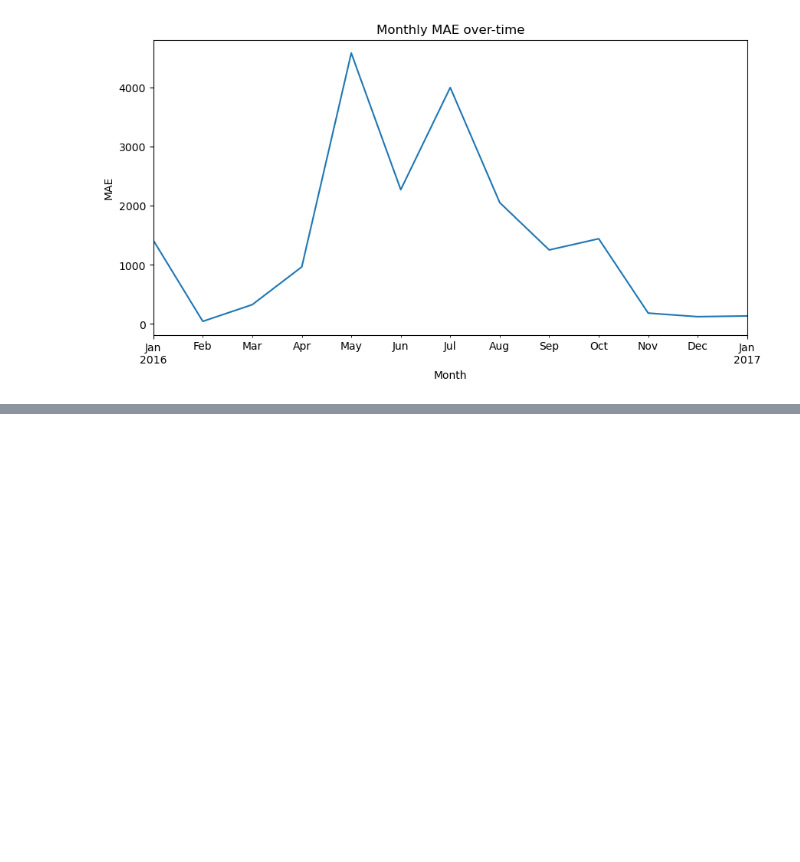
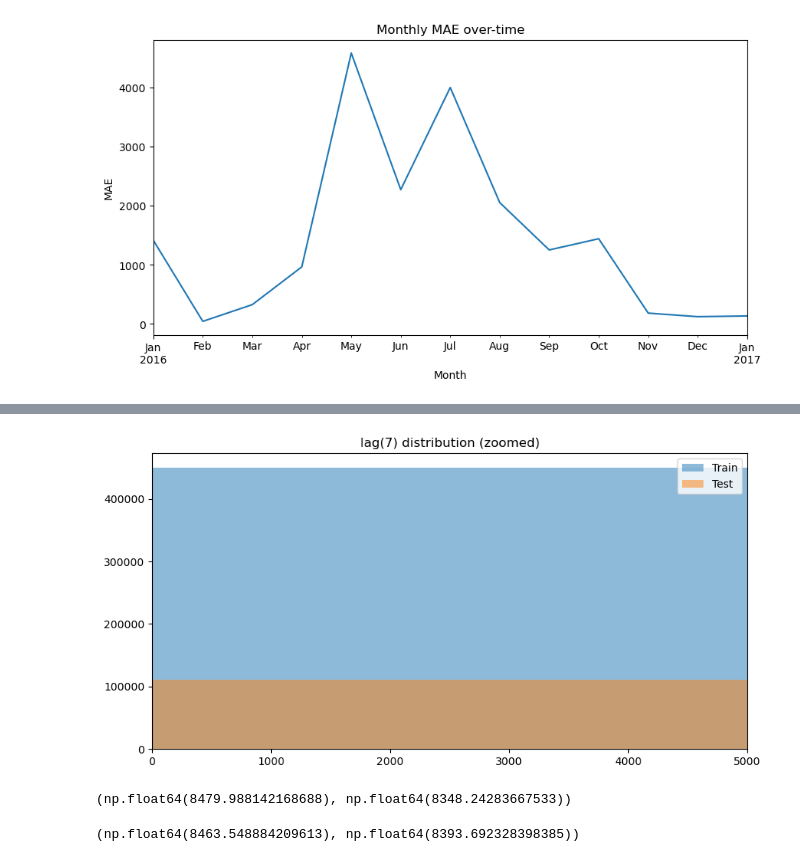
Before and after one commit to Jenish045/drift-aware-demand-forecasting-ml, a Jupyter notebook: notebooks/03_global_ml_model.ipynb, the cells around one changed output, grey strips where cells are left out. Cells and saved outputs as stored; diff of their text form; code cells hidden in the pictures; blank space fills up the shorter version.

```diff
--- a/notebooks/03_global_ml_model.ipynb
+++ b/notebooks/03_global_ml_model.ipynb
@@ -354,0 +426,20 @@ plt.show()
+# %%
+plt.figure(figsize = (10,5))
+
+plt.hist(train_df["lag_7"], bins = 50, alpha = 0.5, label = "Train")
+plt.hist(test_df["lag_7"], bins = 50, alpha = 0.5, label = "Test")
+
+plt.xlim(0,5000)
+plt.legend()
+plt.title("lag(7) distribution (zoomed)")
+plt.show()
+# %% [output]
+[figure, added]
+# %%
+train_df["rolling_mean_7"].mean(), test_df["rolling_mean_7"].mean()
+# %% [output]
+(np.float64(8479.988142168688), np.float64(8348.24283667533))
+# %%
+train_df["lag_7"].mean(), test_df["lag_7"].mean()
+# %% [output]
+(np.float64(8463.548884209613), np.float64(8393.692328398385))
```
Also changed, not shown: parts of 17 cells of this notebook.
